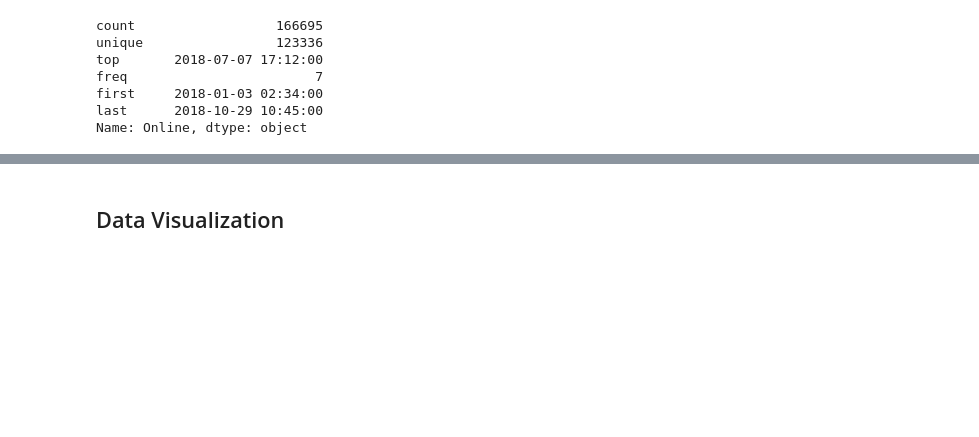
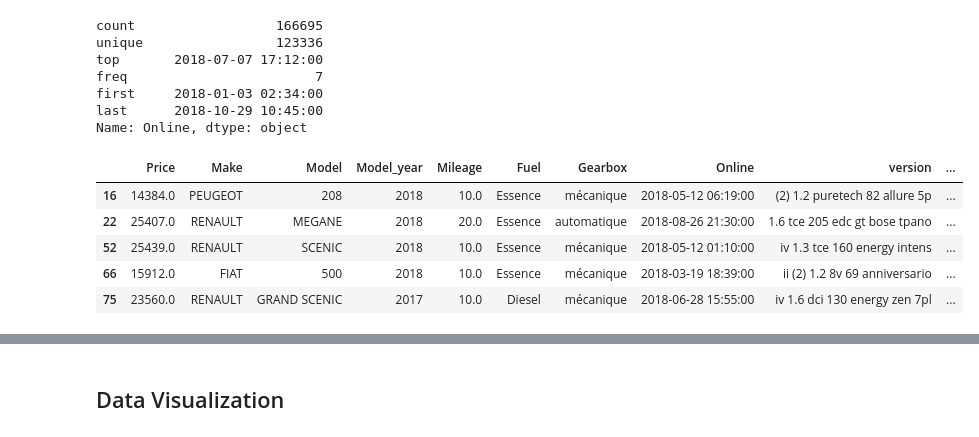
Before and after one commit to nguyenkhacbaoanh/used_car_price_estimation, a Jupyter notebook: notebook/Data Car Preprocessing.ipynb, the cells around one changed output, grey strips where cells are left out. Cells and saved outputs as stored; diff of their text form; code cells hidden in the pictures; blank space fills up the shorter version.

```diff
--- a/notebook/Data Car Preprocessing.ipynb
+++ b/notebook/Data Car Preprocessing.ipynb
@@ -126,3 +126,17 @@ freq                        7
 first     2018-01-03 02:34:00
 last      2018-10-29 10:45:00
 Name: Online, dtype: object
+# %%
+# find dupplicated
+fix_col = list(data_car_preprocessed.columns)
+fix_col.remove("Online")
+fix_col.remove("Price")
+duplicateRowsDF = data_car_preprocessed[data_car_preprocessed.duplicated(fix_col, keep=False)]
+duplicateRowsDF.head()
+# %% [output]
+|  | Price | Make | Model | Model_year | Mileage | Fuel | Gearbox | Online | version | ... |
+| 16 | 14384.0 | PEUGEOT | 208 | 2018 | 10.0 | Essence | mécanique | 2018-05-12 06:19:00 | (2) 1.2 puretech 82 allure 5p | ... |
+| 22 | 25407.0 | RENAULT | MEGANE | 2018 | 20.0 | Essence | automatique | 2018-08-26 21:30:00 | 1.6 tce 205 edc gt bose tpano | ... |
+| 52 | 25439.0 | RENAULT | SCENIC | 2018 | 10.0 | Essence | mécanique | 2018-05-12 01:10:00 | iv 1.3 tce 160 energy intens | ... |
+| 66 | 15912.0 | FIAT | 500 | 2018 | 10.0 | Essence | mécanique | 2018-03-19 18:39:00 | ii (2) 1.2 8v 69 anniversario | ... |
+| 75 | 23560.0 | RENAULT | GRAND SCENIC | 2017 | 10.0 | Diesel | mécanique | 2018-06-28 15:55:00 | iv 1.6 dci 130 energy zen 7pl | ... |
```
Also changed, not shown: parts of 12 cells of this notebook.
